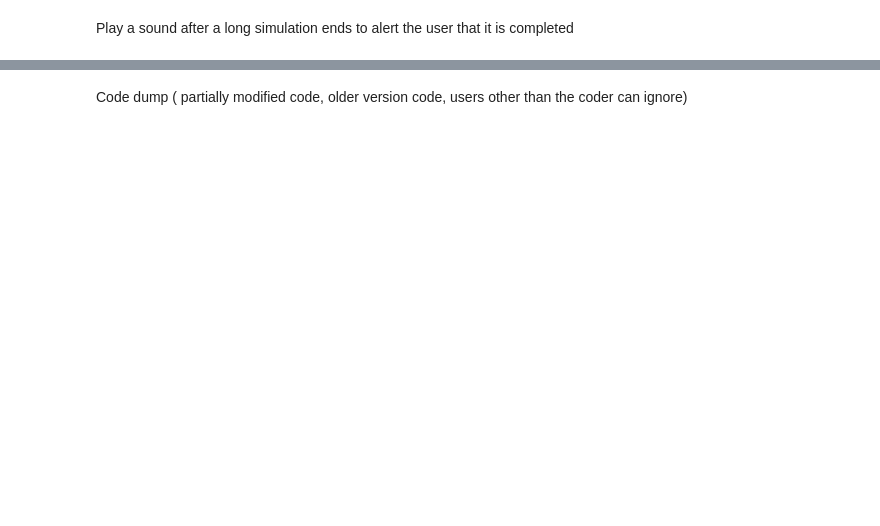
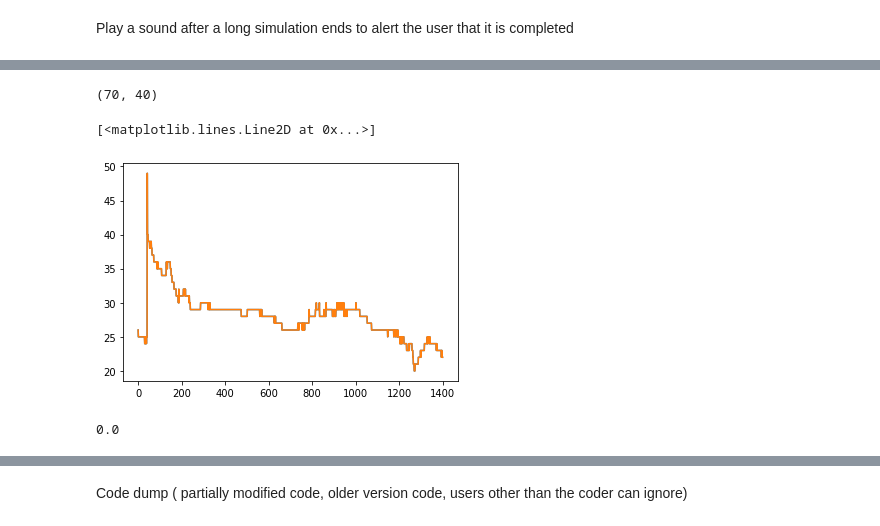
Before and after one commit to sumeetkrm/anomaly-detection, a Jupyter notebook: GNFUV_code_notebook.ipynb, the cells around one changed output, grey strips where cells are left out. Saved outputs shown, nothing was run; the diff lists cells and outputs as text; code cells hidden in the pictures; blank space fills up the shorter version.

```diff
--- a/GNFUV_code_notebook.ipynb
+++ b/GNFUV_code_notebook.ipynb
@@ -217,0 +285,47 @@ print(y,x,"\nx_hat",x_hat)
+# %%
+test_data = []
+
+for experiment_number  in [2]:
+
+    for USV_number in [5]:
+        path = "CNFUV_Datasets/Datasets/Data_Experiment_%d/pi%d.xlsx"% (experiment_number, USV_number)
+        dataframe = pandas.read_excel(path)
+
+        dataframe = dataframe.mask(dataframe.eq(" None")).dropna()
+        dataframe = dataframe.mask(dataframe.eq("None")).dropna()
+        dataframe = dataframe.sort_values(by=['time'])
+        dataframe = dataframe[['Humidity','Temperature']]
+
+        dataframe = dataframe[:(dataframe.shape[0]//patch_size)*patch_size]
+        data = dataframe.to_numpy().flatten()
+        data = data.reshape(-1,patch_size)
+        print(data.shape)
+        test_data.extend(data)
+test_data = np.array(test_data)
+overall_temp = []
+overall_temp_hat = []
+for j in range(len(test_data)):
+    x = test_data[j]
+    x_hat = np.zeros(x.shape)
+    y_opt = A_opt @ x
+    x_hat_opt = decode(model, A_opt[:mm], y_opt[:mm])
+    overall_temp.extend(x[::2])
+    overall_temp_hat.extend(x_hat_opt[::2])
+
+overall_temp_hat = np.round(overall_temp_hat)
+# %% [output]
+(70, 40)
+# %%
+plt.plot(overall_temp, label='Original', color='C0')
+plt.plot(overall_temp_hat, label='Reconstructed', color='C1')
+# print(y,x,"\nx_hat",x_hat)
+# plt.plot(x[1::2], label='Original', color='C0')
+# plt.plot(x_hat_opt[1::2], label='Reconstructed', color='C1')
+# print(y,x,"\nx_hat",x_hat)
+# %% [output]
+[<matplotlib.lines.Line2D at 0x...>]
+[figure, added]
+# %%
+print(np.linalg.norm(overall_temp - np.round(overall_temp_hat), ord=1)/np.linalg.norm(overall_temp, ord=1) )
+# %% [output]
+0.0
```
Also changed, not shown: parts of 19 cells of this notebook.
